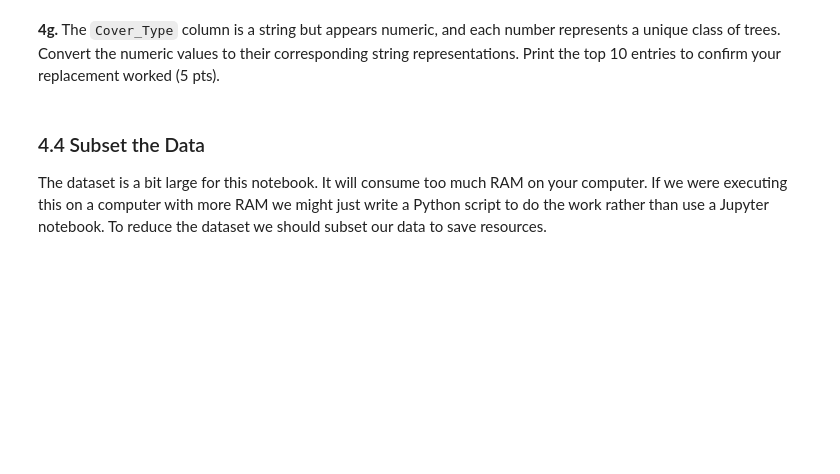
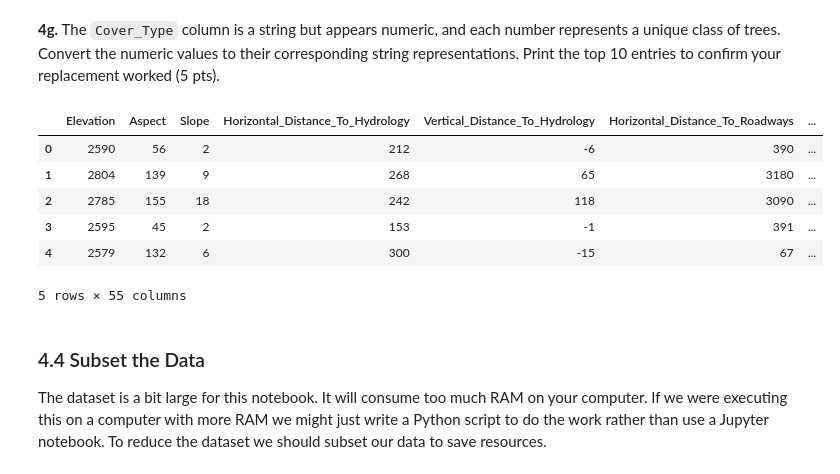
Before and after one commit to HJonah/Data-Analytics-With-Python, a Jupyter notebook: Module2-Data_Analytics/project/P02-Unit_Project.ipynb, the cells around one changed output. Cells and saved outputs as stored; diff of their text form; code cells hidden in the pictures; blank space fills up the shorter version.

```diff
--- a/Module2-Data_Analytics/project/P02-Unit_Project.ipynb
+++ b/Module2-Data_Analytics/project/P02-Unit_Project.ipynb
@@ -257,5 +310,22 @@ Some of the columns are categorical (i.e. qualitative).  Remember, just becauase
 # %% [markdown]
 **4g.** The `Cover_Type` column is a string but appears numeric, and each number represents a unique class of trees. Convert the numeric values to their corresponding string representations. Print the top 10 entries to confirm your replacement worked (5 pts).
+# %%
+cover_types=['Spruce/Fir','Lodgepole Pine','Ponderosa Pine',
+             'Cottonwood/Willow','Aspen','Douglas-fir','Krummholz']
+
+p2_raw_data['Cover_Type'] = p2_raw_data['Cover_Type'].replace({1: cover_types[0], 2: cover_types[1], 3: cover_types[2], 4: cover_types[3],
+                                                               5: cover_types[4], 6: cover_types[5], 7: cover_types[6]})
+
+p2_raw_data.head()
+# Output shows that the Cover_Type column now has the corresponding cover type name and not the integer value.
+# %% [output]
+|  | Elevation | Aspect | Slope | Horizontal_Distance_To_Hydrology | Vertical_Distance_To_Hydrology | Horizontal_Distance_To_Roadways | ... |
+| 0 | 2590 | 56 | 2 | 212 | -6 | 390 | ... |
+| 1 | 2804 | 139 | 9 | 268 | 65 | 3180 | ... |
+| 2 | 2785 | 155 | 18 | 242 | 118 | 3090 | ... |
+| 3 | 2595 | 45 | 2 | 153 | -1 | 391 | ... |
+| 4 | 2579 | 132 | 6 | 300 | -15 | 67 | ... |
+5 rows × 55 columns
 # %% [markdown]
 ### 4.4 Subset the Data
 The dataset is a bit large for this notebook. It will consume too much RAM on your computer.  If we were executing this on a computer with more RAM we might just write a Python script to do the work rather than use a Jupyter notebook.  To reduce the dataset we should subset our data to save resources.
```
Also changed, not shown: parts of 9 cells of this notebook.
